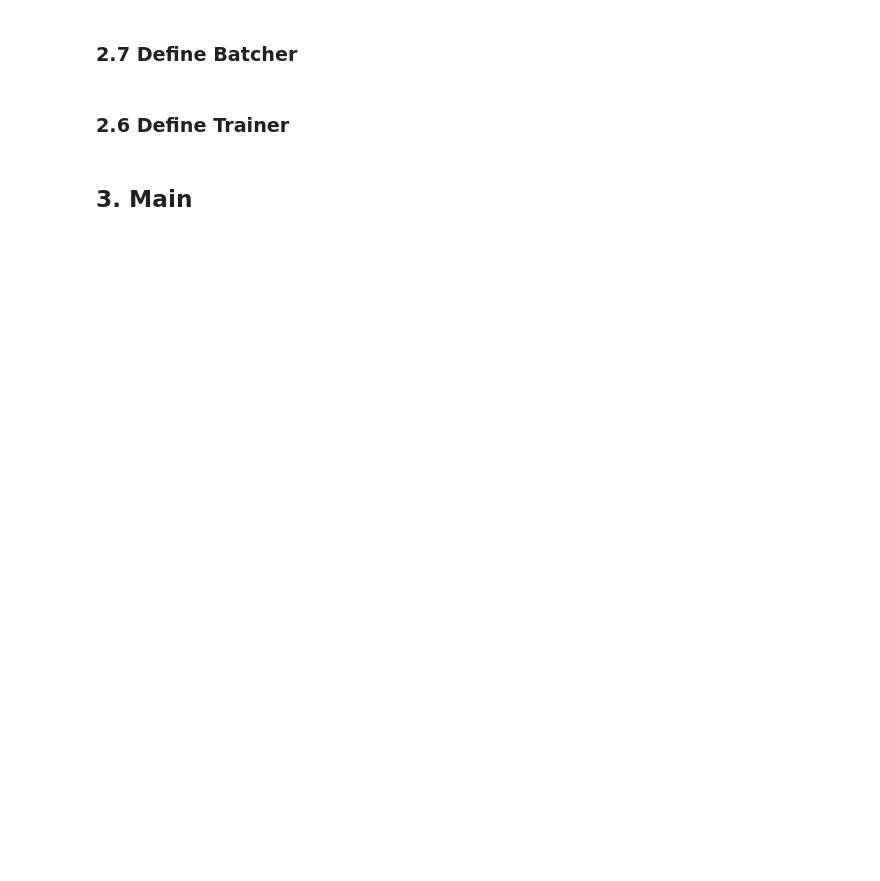
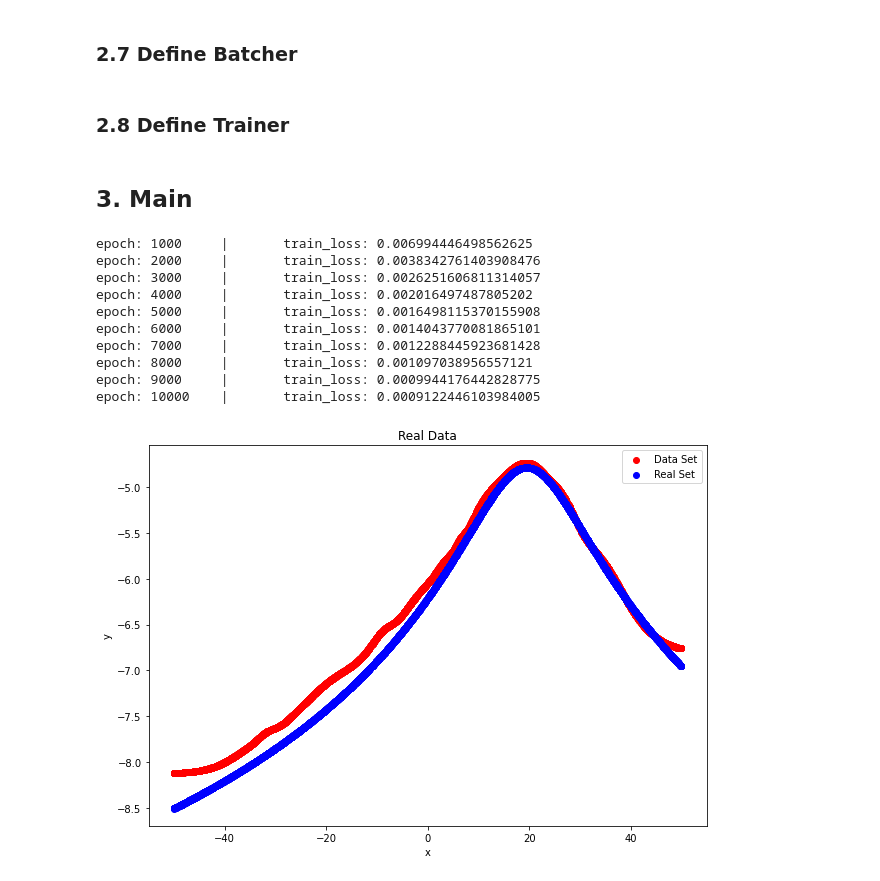
Before and after one commit to LeeChangYoon/Machine-Learning-Basics-And-Applications, a Jupyter notebook: Machine_Learning_HW3/Machine_Learning_HW3.ipynb, the cells around one changed output. Saved outputs shown, nothing was run; the diff lists cells and outputs as text; code cells hidden in the pictures; blank space fills up the shorter version.

```diff
--- a/Machine_Learning_HW3/Machine_Learning_HW3.ipynb
+++ b/Machine_Learning_HW3/Machine_Learning_HW3.ipynb
@@ -73,10 +83,11 @@ class Identity:
 import numpy as np
 
 
+# Randomly generates the weights and bias
 class Rand:
     def initialize(self, layer):
-        w = np.random.rand(layer.input_dim, layer.output_dim)
-        b = np.random.randd(1, layer.output_dim)
+        w = np.random.randn(layer.input_dim, layer.output_dim)
+        b = np.random.randn(1, layer.output_dim)
         dw = np.zeros([layer.input_dim, layer.output_dim])
         db = np.zeros([1, layer.output_dim])
         return w, b, dw, db
@@ -134,7 +153,11 @@ class Dense:
 import numpy as np
 
 
+# Loss function -> mean squared error (MSE)
 class MSE:
+    def loss_type(self):
+        return "mse"
+
     def forward(self, actual, prediction):
         return 0.5 * ((prediction - actual) ** 2)
 
@@ -264,7 +358,7 @@ class Batcher:
 
         return batch
 # %% [markdown]
-### 2.6 Define Trainer
+### 2.8 Define Trainer
 # %%
 import numpy as np
 import pandas as pd
@@ -340,0 +433,39 @@ print(model.layers)
+# %%
+# Reshape the x and y data to fit them into the model
+# For the henced prediction, we have to normalize the x data
+x = np.array(data['x']).reshape(5000, 1)
+y = ((np.array(data['y']) + 15) * 0.1).reshape(5000, 1)
+
+# Generate the MLP regressor with the dense layers
+model = MLPRegressor()
+model.add(Dense(units=4, activation=Tanh(), input_dim=x.shape[1]))
+model.add(Dense(units=8, activation=Tanh()))
+model.add(Dense(units=4, activation=Tanh()))
+model.add(Dense(units=1, activation=Identity()))
+
+# Select the loss function and perform training
+loss = MSE()
+model.train(loss, train_data=[x, y])
+
+# Plot the real data and predicted result
+plt.figure(figsize=(10, 7))
+plt.title("Real Data")
+
+plt.scatter(x, model.predict(x) * 10 - 15, color='red', label="Data Set")
+plt.scatter(x, y * 10 - 15, color='blue', label="Real Set")
+plt.xlabel('x')
+plt.ylabel('y')
+plt.legend()
+plt.show()
+# %% [output]
+epoch: 1000     |       train_loss: 0.006994446498562625
+epoch: 2000     |       train_loss: 0.0038342761403908476
+epoch: 3000     |       train_loss: 0.0026251606811314057
+epoch: 4000     |       train_loss: 0.002016497487805202
+epoch: 5000     |       train_loss: 0.0016498115370155908
+epoch: 6000     |       train_loss: 0.0014043770081865101
+epoch: 7000     |       train_loss: 0.0012288445923681428
+epoch: 8000     |       train_loss: 0.001097038956557121
+epoch: 9000     |       train_loss: 0.0009944176442828775
+epoch: 10000    |       train_loss: 0.0009122446103984005
+[figure, added]
```
Also changed, not shown: parts of 13 cells of this notebook.
